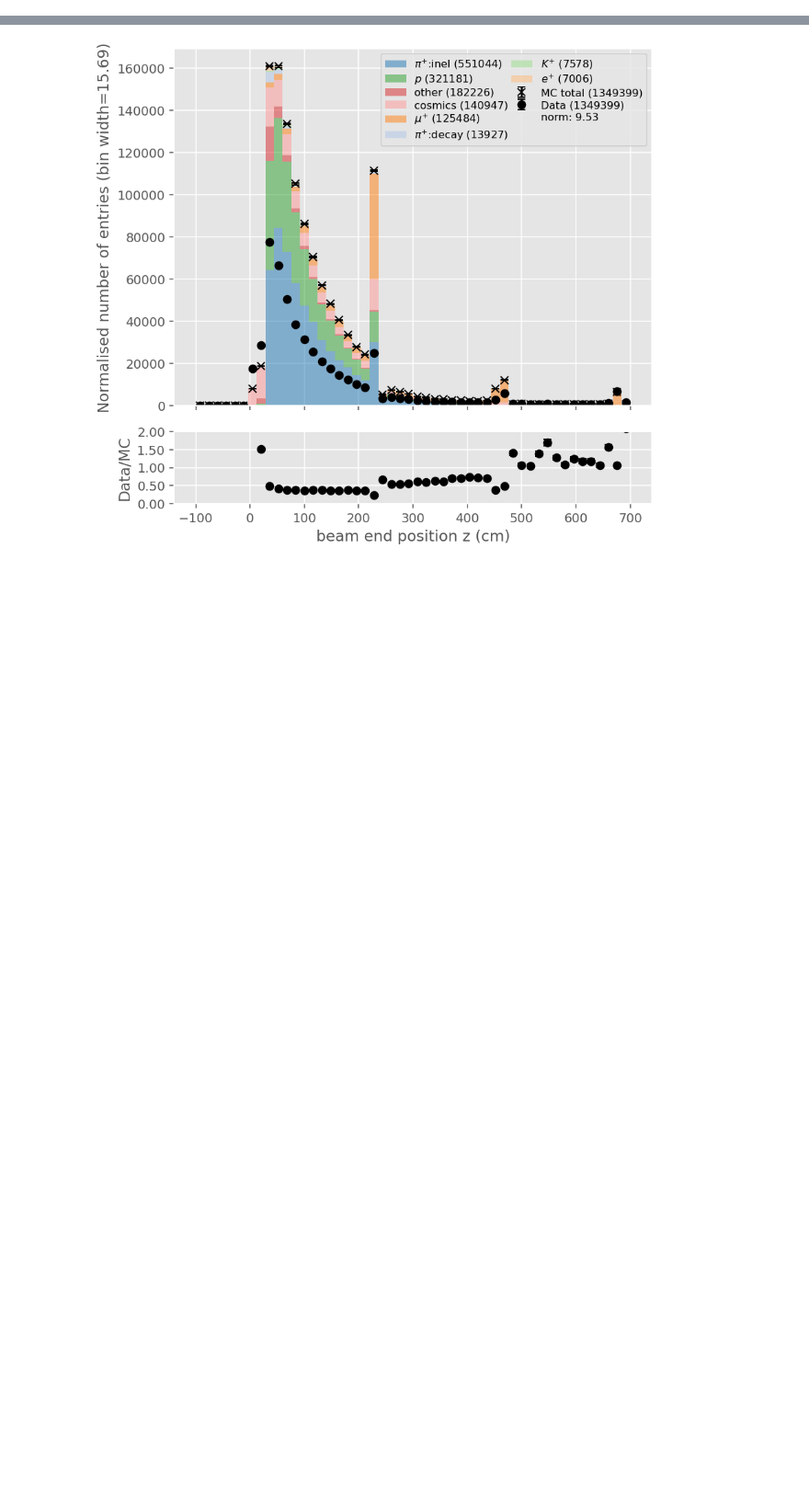
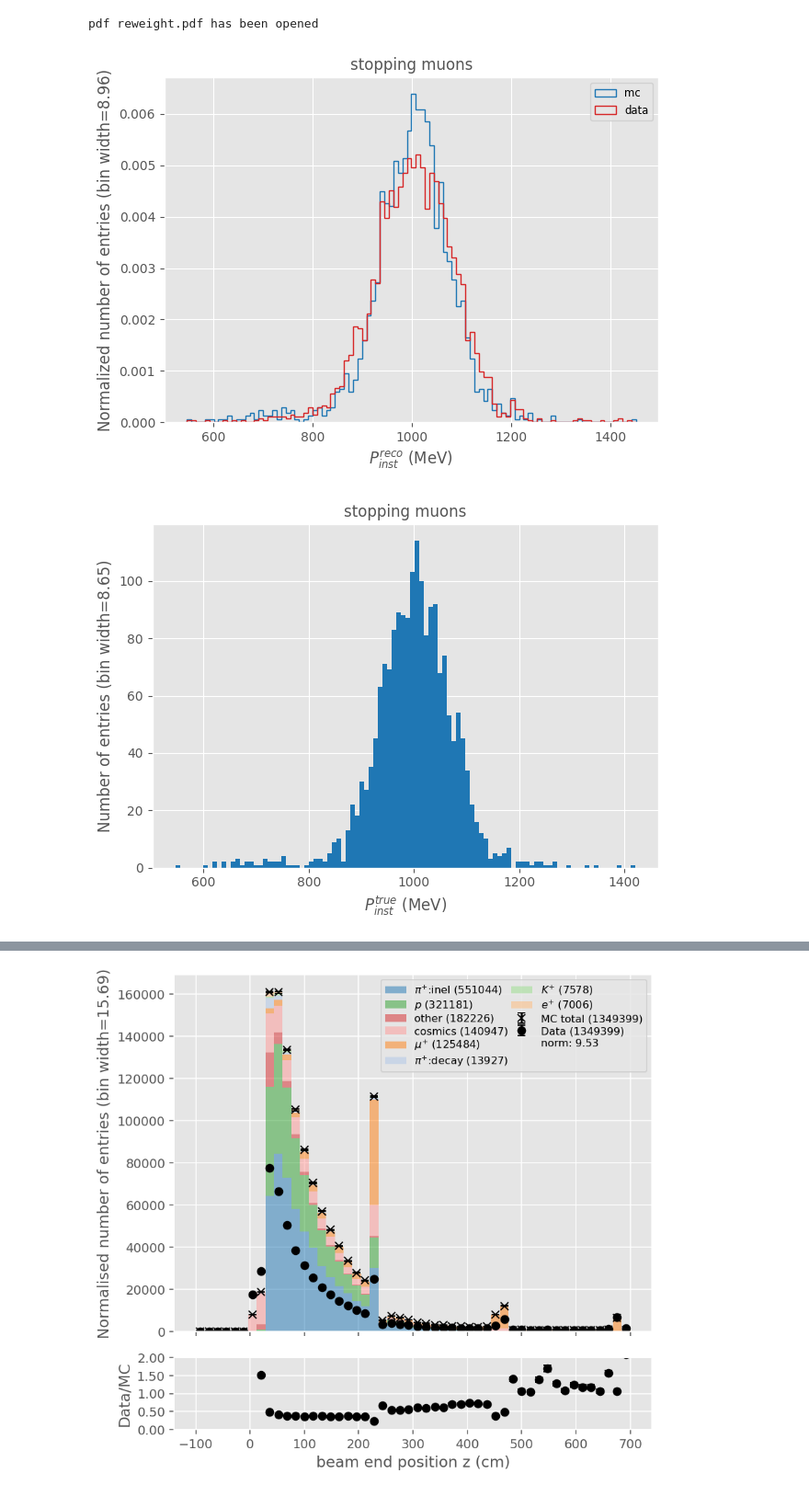
Before and after one commit to dlindebaum/pion-argon-xs-analysis, a Jupyter notebook: analysis/sandbox/selection_plots.ipynb, the cells around one changed output, grey strips where cells are left out. Shown at 92% size. Cells and saved outputs as stored; diff of their text form; code cells hidden in the pictures; blank space fills up the shorter version.

```diff
--- a/analysis/sandbox/selection_plots.ipynb
+++ b/analysis/sandbox/selection_plots.ipynb
@@ -41,0 +176,14 @@ def FilterSamples(samples : dict, masks : dict, PFO : bool = False):
+# %%
+book = Plots.PlotBook("reweight.pdf", True)
+
+Plots.PlotHistComparison([s.recoParticles.beam_inst_P for s in samples_stopping_muon_selected.values()], labels = list(samples_stopping_muon_selected.keys()), xlabel = "$P_{inst}^{reco}$ (MeV)", colours = ["C0", "C6"], title = "stopping muons")
+book.Save()
+
+p_inst_true = vector.magnitude(samples_stopping_muon_selected["mc"].trueParticles.momentum[:, 0])
+
+Plots.PlotHist(p_inst_true, xlabel = "$P_{inst}^{true}$ (MeV)", title = "stopping muons")
+book.Save()
+# %% [output]
+pdf reweight.pdf has been opened
+[figure, added]
+[figure, added]
```
Also changed, not shown: parts of 20 cells of this notebook, 7 other files.
